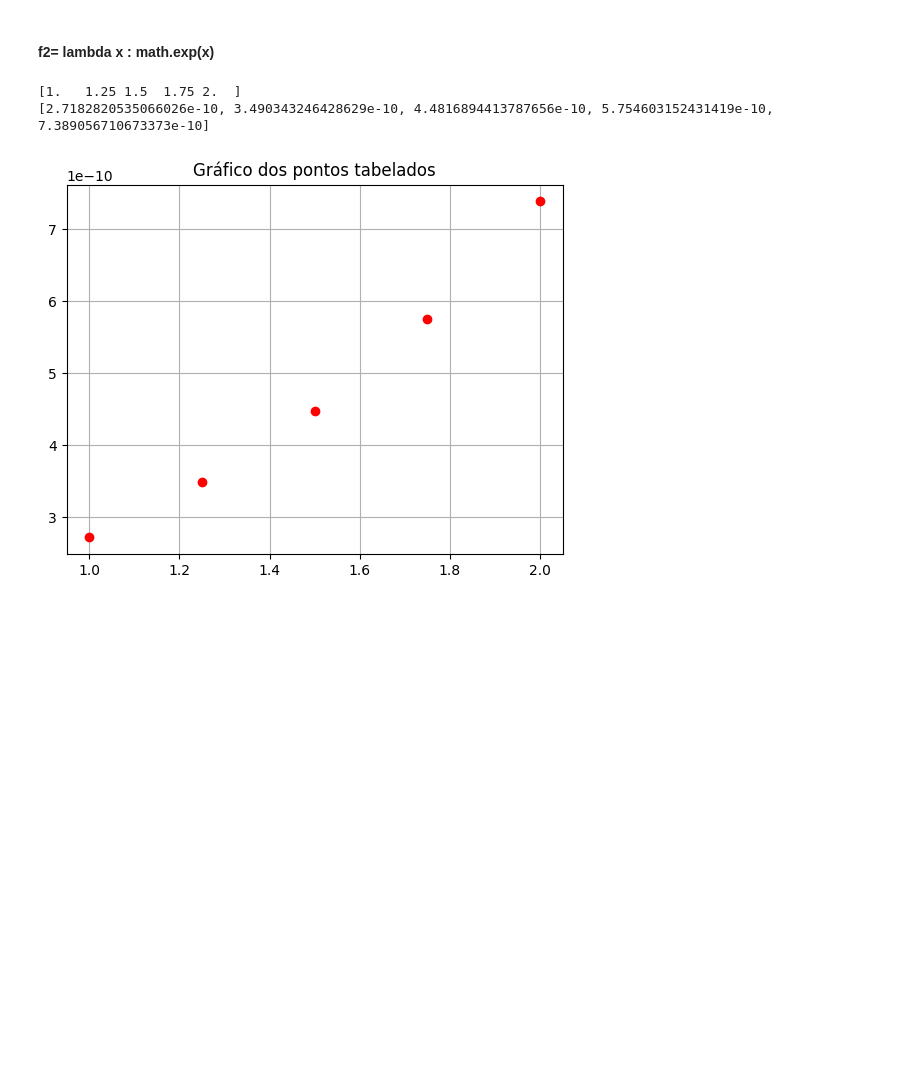
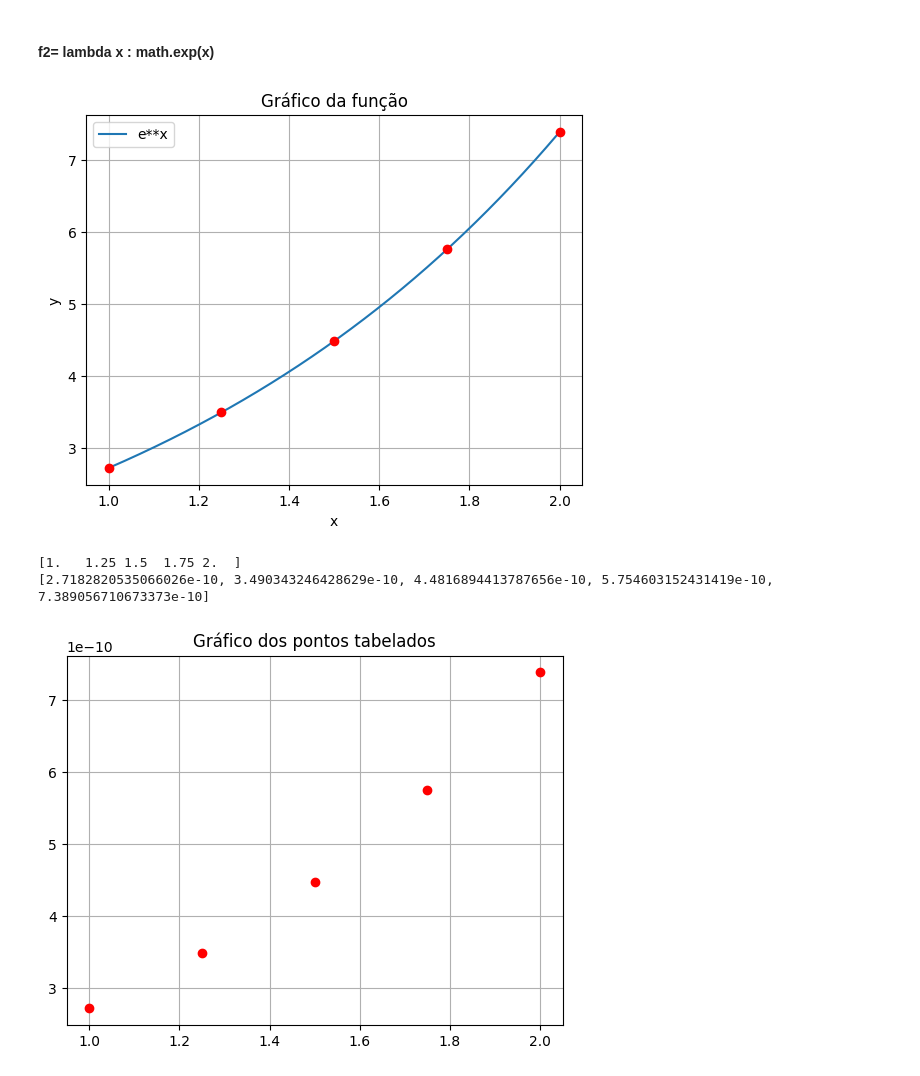
Before and after one commit to syannekaroline/MatematicaComputacional, a Jupyter notebook: ExercícioPratico07.ipynb, the cells around one changed output. Drawn from its saved outputs; the diff is of its cells as text; code cells hidden in the pictures; blank space fills up the shorter version.

```diff
--- a/ExercícioPratico07.ipynb
+++ b/ExercícioPratico07.ipynb
@@ -225,18 +249,20 @@ mq.PrintAjusteCurva(X1,Y1,False,True)
 # %% [markdown]
 #### f2= lambda x : math.exp(x)
 # %%
-f1 = lambda x: math.exp(x)
-X1 = np.linspace(1,2,5)
-Y1 = GetIntegral(f1,1,2,5)
+f2 = lambda x: np.exp(x)
+X2 = np.linspace(1,2,5)
+Y2 = GetIntegral(f2,1,2,5)
+plotar_grafico(f2,(1,2),np.linspace(1,2,5),"e**x")
 
-print(X1)
-print(Y1)
+print(X2)
+print(Y2)
 
 ###### Calulando o auste de curva
 mq = MQ()
 
-mq.plotPontos(X1,Y1)
+mq.plotPontos(X2,Y2)
 # %% [output]
+[figure, new version]
 [1.   1.25 1.5  1.75 2.  ]
 [2.7182820535066026e-10, 3.490343246428629e-10, 4.4816894413787656e-10, 5.754603152431419e-10, 7.389056710673373e-10]
-[figure, old version]
+[figure, added]
```
Also changed, not shown: parts of 12 cells of this notebook, 2 other files.
